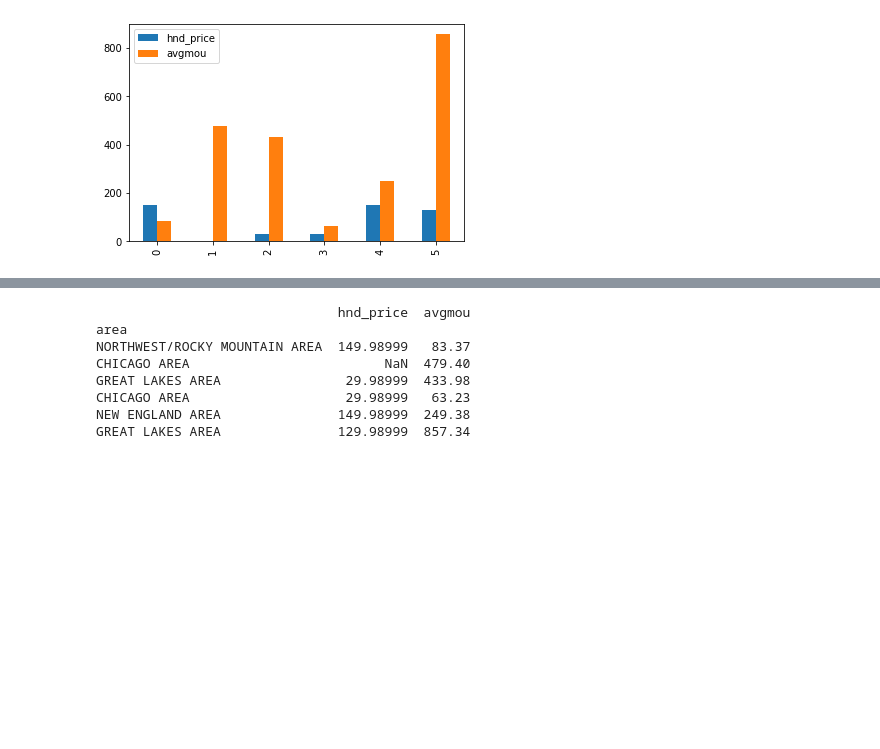
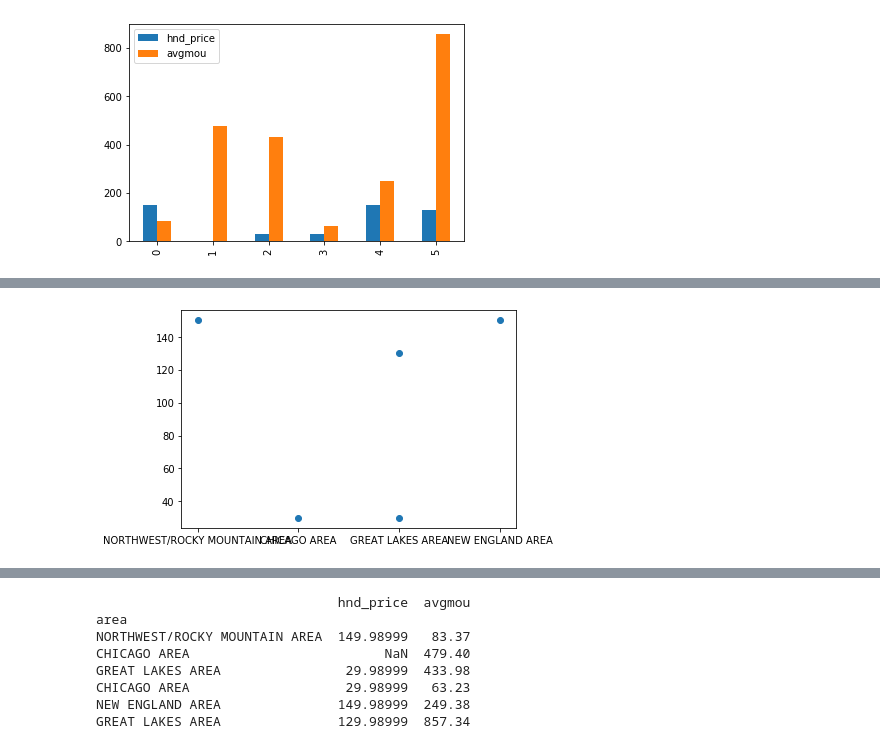
Before and after one commit to VEMULATHARAKAVINAYTEJA9737/VITBML-EDA1, a Jupyter notebook: Untitled2.ipynb, the cells around one changed output, grey strips where cells are left out. Cells and saved outputs as stored; diff of their text form; code cells hidden in the pictures; blank space fills up the shorter version.

```diff
--- a/Untitled2.ipynb
+++ b/Untitled2.ipynb
@@ -49,0 +55,5 @@ plt.show()
+# %%
+plt.scatter(d['area'],d["hnd_price"])
+plt.show()
+# %% [output]
+[figure, added]
```
Also changed, not shown: parts of 4 cells of this notebook.
